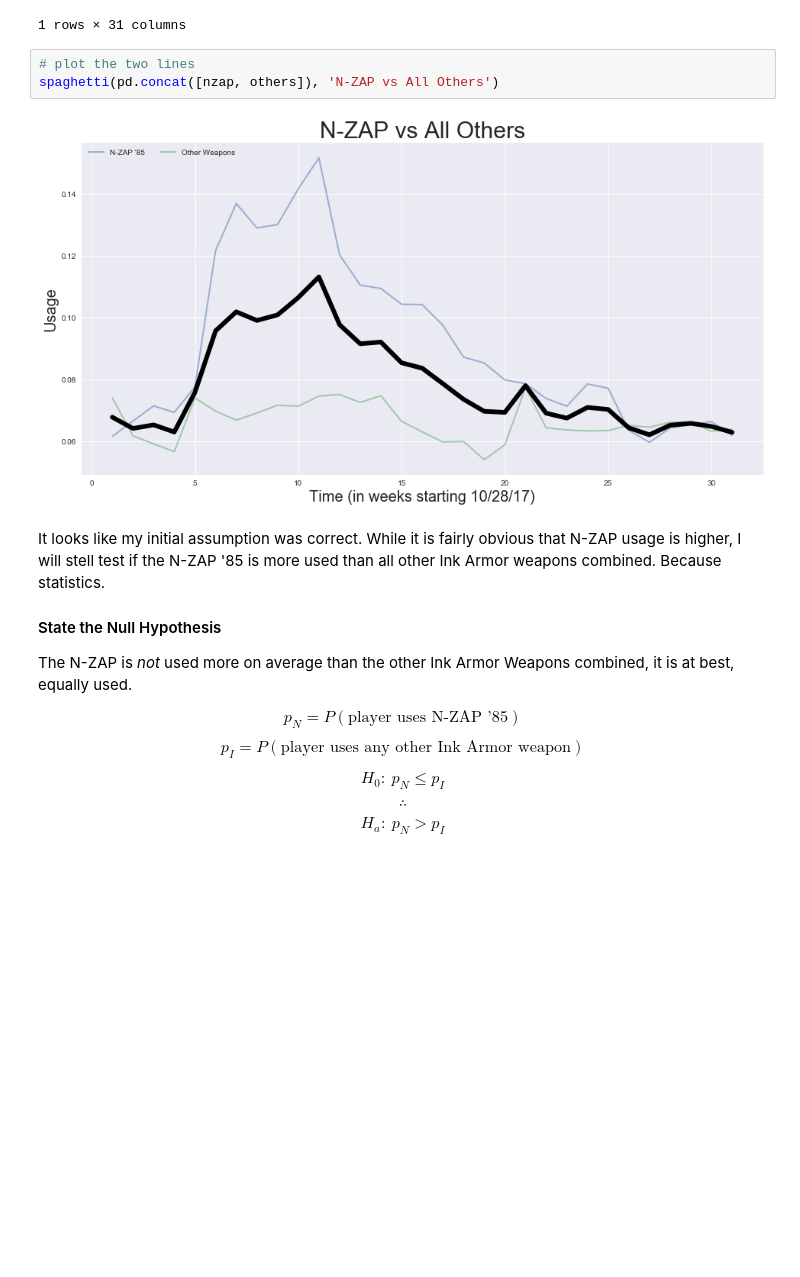
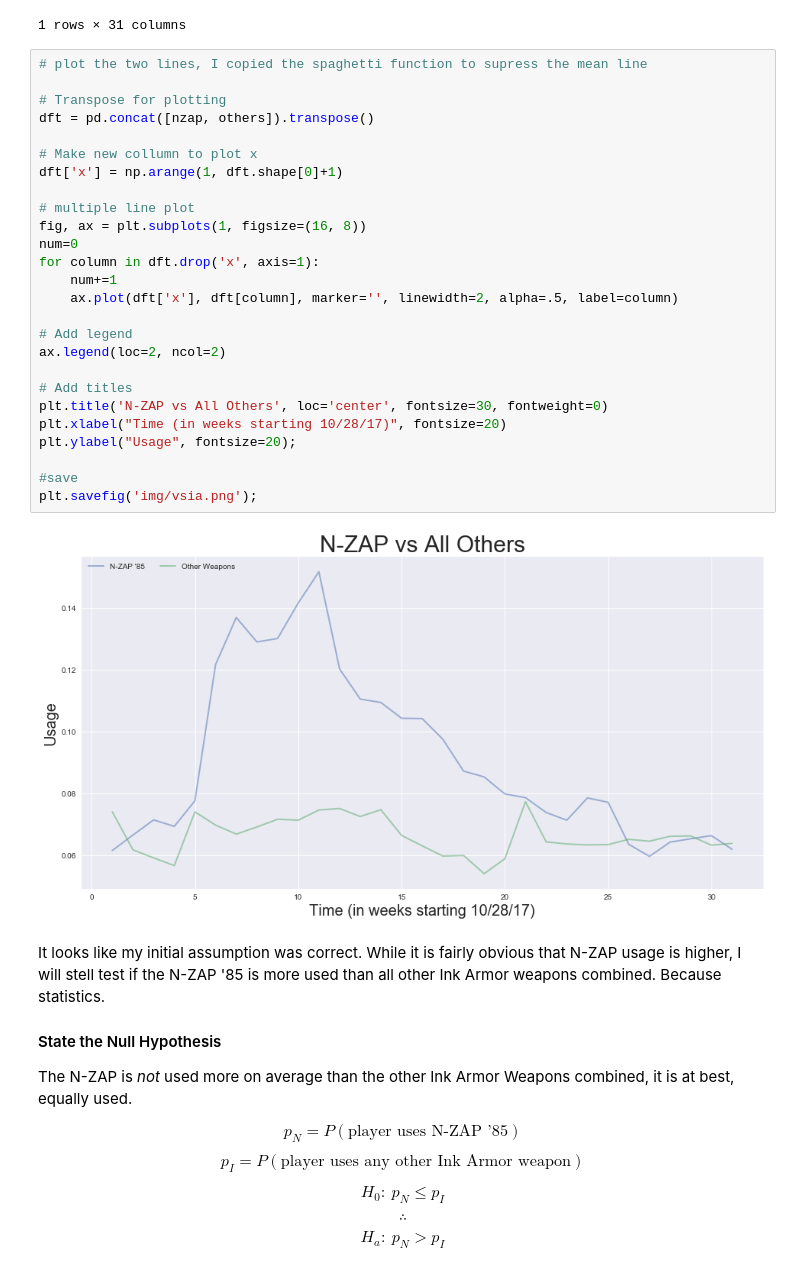
Before and after one commit to Rokushou/Splatoon2_Meta_EDA, a Jupyter notebook: EDA.ipynb, the cells around one changed output. Drawn from its saved outputs; the diff is of its cells as text; blank space fills up the shorter version.

```diff
--- a/EDA.ipynb
+++ b/EDA.ipynb
@@ -563,11 +578,34 @@ others
 |  | Week 1 | Week 2 | Week 3 | Week 4 | Week 5 | Week 6 | Week 7 | Week 8 | Week 9 | Week 10 | ... | ... |
 | Other Weapons | 0.074 | 0.0617 | 0.0591 | 0.0566 | 0.074 | 0.0697 | 0.0668 | 0.0691 | 0.0716 | 0.0713 | ... | ... |
 1 rows × 31 columns
-# %%
-# plot the two lines
-spaghetti(pd.concat([nzap, others]), 'N-ZAP vs All Others')
-# %% [output]
-[figure, removed]
+# %%
+# plot the two lines, I copied the spaghetti function to supress the mean line
+
+# Transpose for plotting
+dft = pd.concat([nzap, others]).transpose()
+
+# Make new collumn to plot x
+dft['x'] = np.arange(1, dft.shape[0]+1)
+
+# multiple line plot
+fig, ax = plt.subplots(1, figsize=(16, 8))
+num=0
+for column in dft.drop('x', axis=1):
+    num+=1
+    ax.plot(dft['x'], dft[column], marker='', linewidth=2, alpha=.5, label=column)
+
+# Add legend
+ax.legend(loc=2, ncol=2)
+
+# Add titles
+plt.title('N-ZAP vs All Others', loc='center', fontsize=30, fontweight=0)
+plt.xlabel("Time (in weeks starting 10/28/17)", fontsize=20)
+plt.ylabel("Usage", fontsize=20);
+
+#save
+plt.savefig('img/vsia.png');
+# %% [output]
+[figure, added]
 # %% [markdown]
 It looks like my initial assumption was correct. While it is fairly obvious that N-ZAP usage is higher, I will stell test if the N-ZAP '85 is more used than all other Ink Armor weapons combined. Because statistics.
 
```
Also changed, not shown: parts of 11 cells of this notebook.
